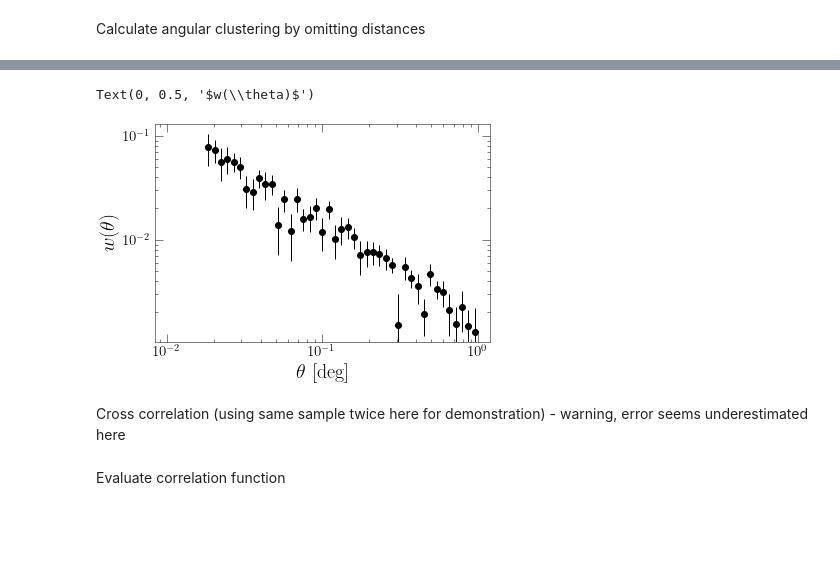
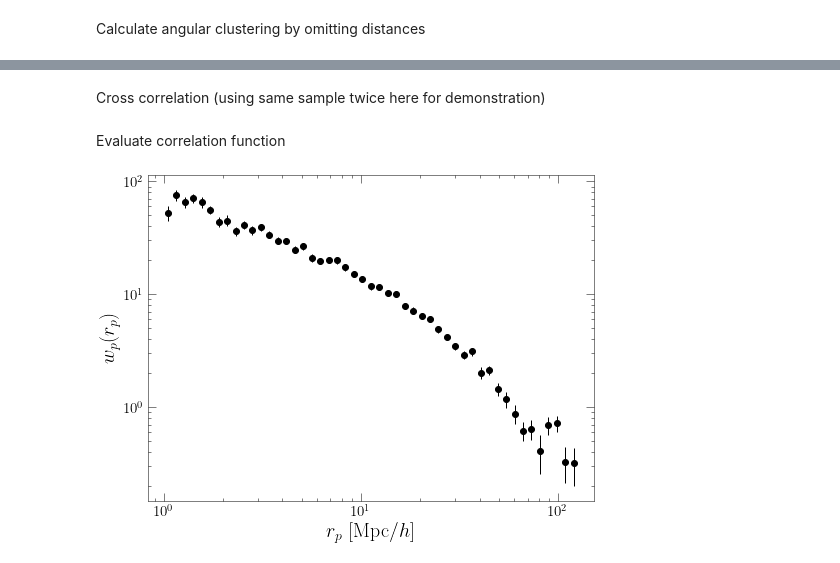
Before and after one commit to gpetter/Corrfunc_Helper, a Jupyter notebook: notebooks/showcase.ipynb, the cells around one changed output, grey strips where cells are left out. Saved outputs shown, nothing was run; the diff lists cells and outputs as text; code cells hidden in the pictures; blank space fills up the shorter version.

```diff
--- a/notebooks/showcase.ipynb
+++ b/notebooks/showcase.ipynb
@@ -59,15 +63,5 @@ cf = mycf.autocorr_from_coords(coords=coords, randcoords=randcoords, scales=thet
-# %%
-plt.scatter(cf['theta'], cf['w_theta'], c='k')
-plt.errorbar(cf['theta'], cf['w_theta'], yerr=cf['w_err'], ecolor='k', fmt='none')
-plt.xscale('log')
-plt.yscale('log')
-plt.xlabel(r'$\theta$ [deg]')
-plt.ylabel(r'$w(\theta)$')
-# %% [output]
-Text(0, 0.5, '$w(\\theta)$')
-[figure, removed]
 # %% [markdown]
-Cross correlation (using same sample twice here for demonstration) - warning, error seems underestimated here
+Cross correlation (using same sample twice here for demonstration)
 # %%
 coords1 = (data['RA'], data['DEC'], data['CHI'])
 randcoords1 = (rand['RA'], rand['DEC'], rand['CHI'])
@@ -76,8 +70,11 @@ randcoords2 = randcoords1
 # %% [markdown]
 Evaluate correlation function
 # %%
-cf = mycf.crosscorr_from_coords(scales=rp_bins, coords1=coords1, randcoords1=randcoords1,
+xcf = mycf.crosscorr_from_coords(scales=rp_bins, coords1=coords1, randcoords1=randcoords1,
                             coords2=coords2, randcoords2=randcoords2,
                             weights1=data['weight'], randweights1=rand['weight'],
                             weights2=data['weight'], randweights2=rand['weight'],
                             estimator='Peebles', pimax=pimax, nbootstrap=500)
+xcf['plot']
+# %% [output]
+[figure, added]
```
Also changed, not shown: parts of 5 cells of this notebook, 2 other files.
